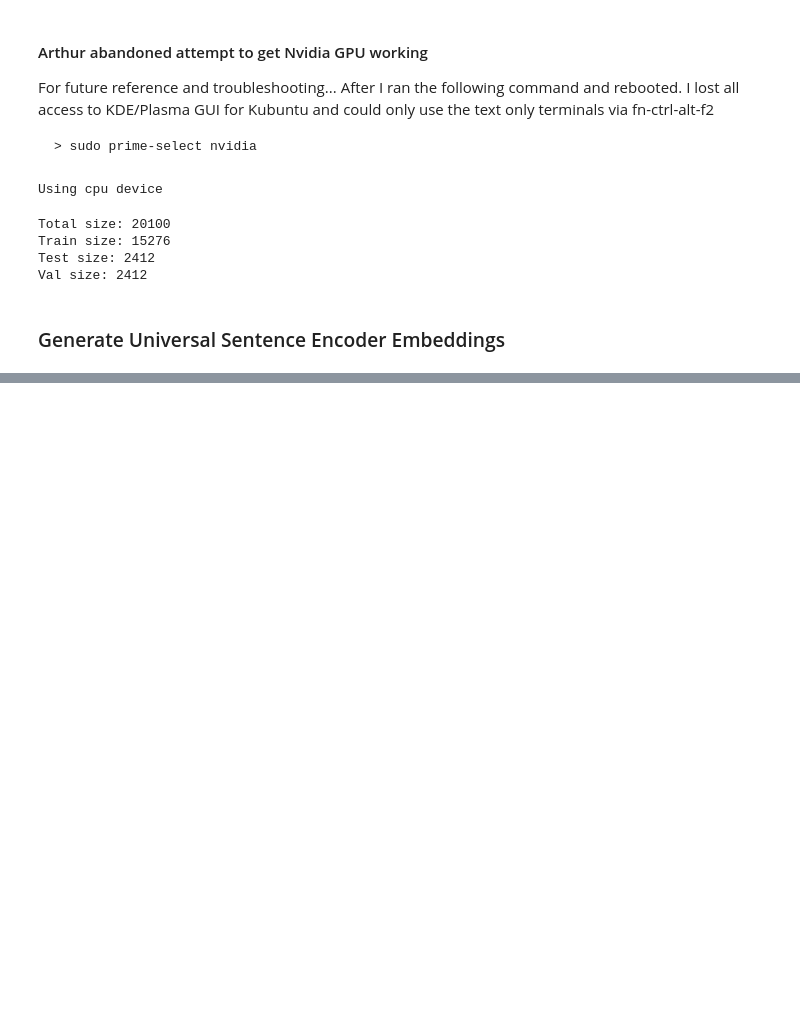
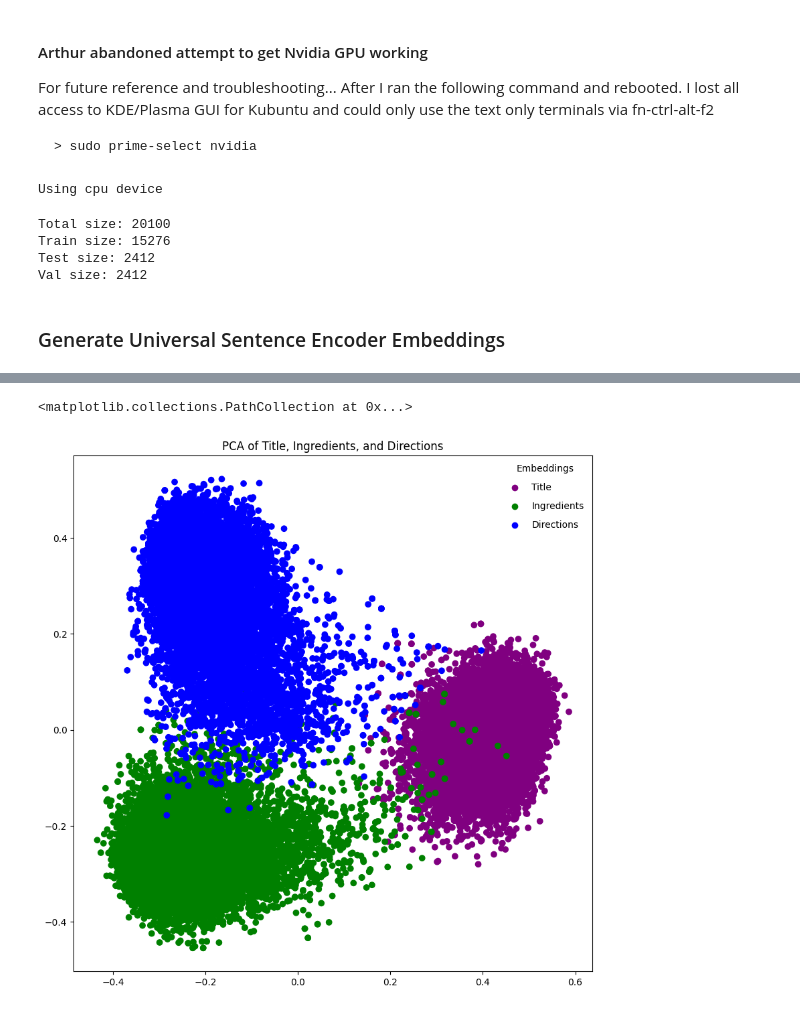
Before and after one commit to artbrock/ML-experiments, a Jupyter notebook: recipes/star-recipes.ipynb, the cells around one changed output, grey strips where cells are left out. Cells and saved outputs as stored; diff of their text form; code cells hidden in the pictures; blank space fills up the shorter version.

```diff
--- a/recipes/star-recipes.ipynb
+++ b/recipes/star-recipes.ipynb
@@ -353,0 +373,26 @@ Epoch 10/10, Loss: 0.0784933865070343
+# %%
+## Create a visualization of the embeddings using PCA
+from sklearn.decomposition import PCA
+import matplotlib.pyplot as plt
+
+# Concatenate the embeddings
+pca_embeddings = np.concatenate([train_title_embeddings.numpy(), train_ingredients_embeddings.numpy(), train_directions_embeddings.numpy()], axis=0)
+
+# Create a color array
+colors = ['purple'] * train_size + ['green'] * train_size + ['blue'] * train_size
+
+# Apply PCA
+pca = PCA(n_components=2)
+embeddings_2d = pca.fit_transform(pca_embeddings)
+
+# Plot the result
+plt.figure(figsize=(10, 10))
+legend = ['Title', 'Ingredients', 'Directions']
+for color in ['purple', 'green', 'blue']:
+    plt.scatter([], [], c=color, label=legend.pop(0))
+plt.legend(scatterpoints=1, frameon=False, labelspacing=1, title='Embeddings')
+plt.title('PCA of Title, Ingredients, and Directions')
+plt.scatter(embeddings_2d[:, 0], embeddings_2d[:, 1], c=colors)
+# %% [output]
+<matplotlib.collections.PathCollection at 0x...>
+[figure, added]
```
Also changed, not shown: parts of 13 cells of this notebook, 1 other file.
